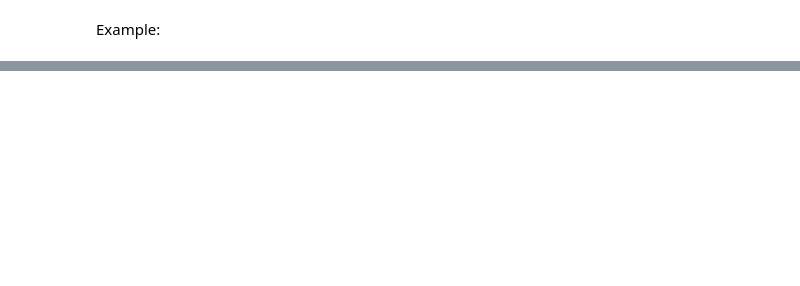
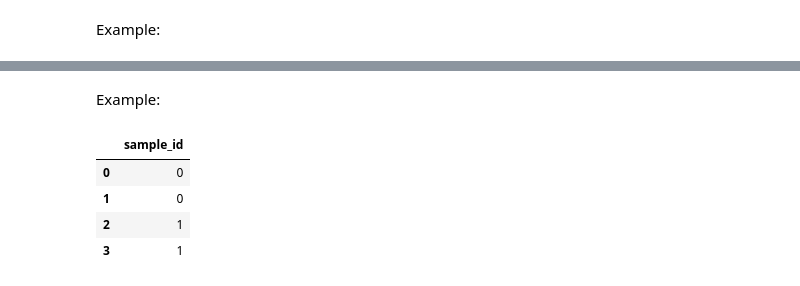
Before and after one commit to franckalbinet/lssm, a Jupyter notebook: nbs/00_loading.ipynb, the cells around one changed output, grey strips where cells are left out. Cells and saved outputs as stored; diff of their text form; code cells hidden in the pictures; blank space fills up the shorter version.

```diff
--- a/nbs/00_loading.ipynb
+++ b/nbs/00_loading.ipynb
@@ -91,0 +150,10 @@ Reading & selecting data ...
+# %% [markdown]
+Example:
+# %%
+df_test = pd.DataFrame({'sample_id': [0,0,1,1]}, index= [0,1,2,3]); df_test
+# %% [output]
+|  | sample_id |
+| 0 | 0 |
+| 1 | 0 |
+| 2 | 1 |
+| 3 | 1 |
```
Also changed, not shown: parts of 16 cells of this notebook, 25 other files.
